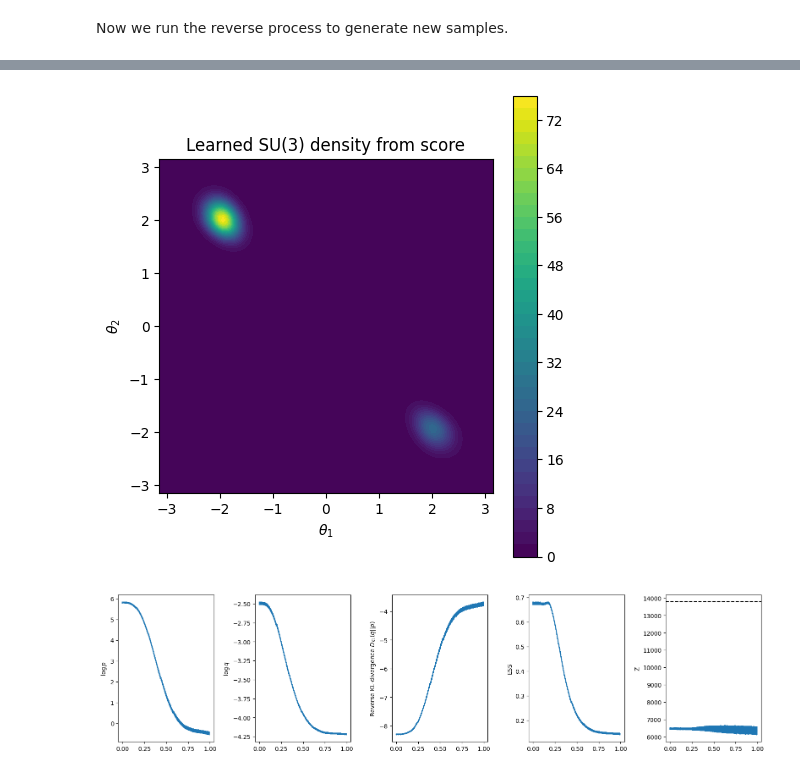
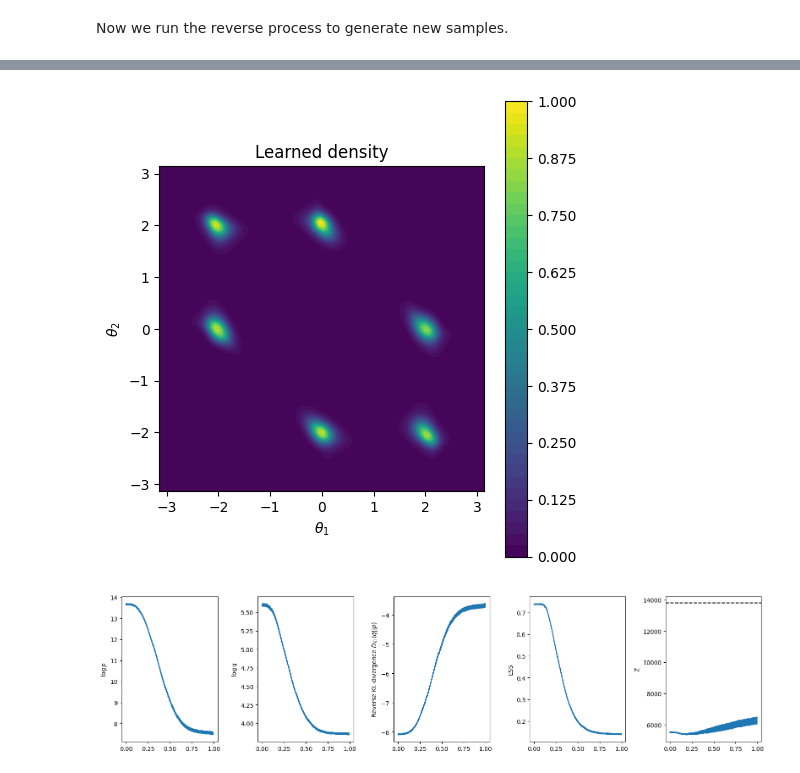
Before and after one commit to ovega14/sun_diffusion, a Jupyter notebook: notebooks/toy_su3_spectral_diffusion.ipynb, the cells around one changed output, grey strips where cells are left out. Cells and saved outputs as stored; diff of their text form; code cells hidden in the pictures.

```diff
--- a/notebooks/toy_su3_spectral_diffusion.ipynb
+++ b/notebooks/toy_su3_spectral_diffusion.ipynb
@@ -410,16 +410,11 @@ def solve_reverse_ODE_eigs(U_1, logr, score_net, diffuser, num_steps=200, verbos
     dt = 1 / num_steps
     t = 1.0
     batch_size = U_1.size(0)
-    x_1, V, V_inv = mat_angle(U_1)
+
     U_t = U_1.clone()
-
     logJ = 0.
     for step in tqdm.tqdm(range(num_steps)):
         x_t, V, V_inv = mat_angle(U_t)
-
-        # Random permutation
-        x_t, P = random_weyl_permute(x_t, V)
-        Vinv = adjoint(V)
 
         # Get ODE params
         sigma_t = diffuser.sigma_func(t)
@@ -439,7 +434,7 @@ def solve_reverse_ODE_eigs(U_1, logr, score_net, diffuser, num_steps=200, verbos
         t -= dt
 
         # Collect and print metrics
-        logp = -action(U_t) + log_haar_su3(x_t)
+        logp = -action(U_t) + log_meas(x_t)
         logq = logr - logJ
         Z = al.bootstrap(grab((logp - logq).exp()), Nboot=1000, f=al.rmean)
         kl_div = al.bootstrap(grab(logp), grab(logq), Nboot=1000, f=compute_kl_div)
@@ -472,7 +467,7 @@ U_1 *= (torch.linalg.det(U_1)**(-1/Nc) * torch.exp(2j*np.pi*torch.randint(Nc, si
 # %%
 # Get prior log likelihood
 x_1, _, _ = mat_angle(U_1)
-logr = log_haar_su3(x_1)
+logr = log_meas(x_1)
 print('avg logr =', logr.mean().item())
 print('std logr =', logr.std().item())
 # %% [output]
@@ -524,54 +516,61 @@ plt.show()
-# %%
-use_pretrained = False
-if use_pretrained:
-    score_net = SU3ScoreNet(input_dim=52, hidden_dim=64)
-    score_net.load_state_dict(torch.load(f'su3_coeffs{coeffs}_{beta=}.pt', weights_only=True))
-    score_net.eval()
 # %%
 grid = 100
 theta1 = torch.linspace(-np.pi, np.pi, grid)
 theta2 = torch.linspace(-np.pi, np.pi, grid)
 Theta1, Theta2 = torch.meshgrid(theta1, theta2, indexing="ij")
 
 Theta3 = -Theta1 - Theta2
 thetas = torch.stack([Theta1, Theta2, Theta3], dim=-1)  # [grid, grid, 3]
 
+@torch.no_grad()
+def reconstruct_logq_from_score(score_net, thetas, ti=0.0, num_steps=200):
+    """compute logq integrating score ODE from ti -> 1"""
+    assert len(thetas.shape) == 2, 'thetas must have shape (bs, Nc)'
+    batch_size = thetas.shape[0]
+    logJ = torch.zeros_like(thetas[...,0])
+    dt = (1-ti)/num_steps
+    t = ti
+    x_t = thetas
+    for step in tqdm.tqdm(range(num_steps)):
+        # Get ODE params
+        g_t = diffuser.noise_coeff(t)
+        score = score_net(x_t[..., :-1], t*torch.ones((batch_size,)))
+        jac = torch.func.vmap(torch.func.jacfwd(lambda x: score_net(x[None], torch.tensor(t)[None])[0]))(x_t[..., :-1])
+        div = torch.einsum('...ii->...', jac)
 
-@torch.no_grad()
-def reconstruct_logp_from_score(score_net, Theta1, Theta2, t=0.0, n_steps=200):
-    logp = torch.zeros_like(Theta1)
-    lambdas = torch.linspace(0, 1, n_steps)
-    for i in range(Theta1.shape[0]):
-        for j in range(Theta1.shape[1]):
-            theta = torch.tensor([Theta1[i, j], Theta2[i, j]])
-            path = lambdas[:, None] * theta[None, :]
-            score = score_net(path, t * torch.ones(n_steps))
-            # Line integral
-            logp[i, j] = torch.sum(score * theta[None, :] / n_steps)
-    logp -= logp.max()
-    return logp
+        # Integration step in reverse time
+        score = torch.cat([score, -score.sum(-1, keepdim=True)], dim=-1)
+        x_t = x_t - 0.5 * g_t**2 * score * dt
+        logJ = logJ + 0.5 * g_t**2 * div * dt
 
-logp_learned = reconstruct_logp_from_score(score_net, Theta1, Theta2, t=0.0, n_steps=200)
-log_haar = log_meas(thetas)
-p_learned = torch.exp(logp_learned + log_haar)
+        t += dt
+    assert np.isclose(t, 1.0)
+    logr = log_haar_su3(x_t)
+    #logr = log_meas(x_t)
+    return logr - logJ
+
+thetas_flat = thetas.reshape(-1, thetas.shape[-1])
+logq = reconstruct_logq_from_score(score_net, thetas_flat, ti=0.0, num_steps=200)
+logq = logq.reshape((grid, grid))
+logq -= logq.max()
 
 plt.figure(figsize=(5,5))
 plt.contourf(
     grab(Theta1),
     grab(Theta2),
-    grab(p_learned),
+    grab(logq.exp()),
     levels=40,
-    cmap="viridis"
+    cmap='viridis'
 )
-plt.xlabel(r"$\theta_1$")
-plt.ylabel(r"$\theta_2$")
-plt.gca().set_aspect("equal")
-plt.title("Learned SU(3) density from score")
+plt.xlabel(r'$\theta_1$')
+plt.ylabel(r'$\theta_2$')
+plt.gca().set_aspect('equal')
+plt.title('Learned density')
 plt.colorbar()
 plt.tight_layout()
 plt.show()
 # %% [output]
-[figure, old version]
+[figure, new version]
 # %%
 def _measure_Z():
     th = torch.linspace(-np.pi, np.pi, steps=501)
@@ -602,7 +601,7 @@ axes[4].set_ylabel('Z')
 fig.tight_layout()
 plt.show()
 # %% [output]
-[figure, old version]
+[figure, new version]
 # %%
 # Model likelihood
 logq = logr - logJ
```
Also changed, not shown: parts of 11 cells of this notebook.
